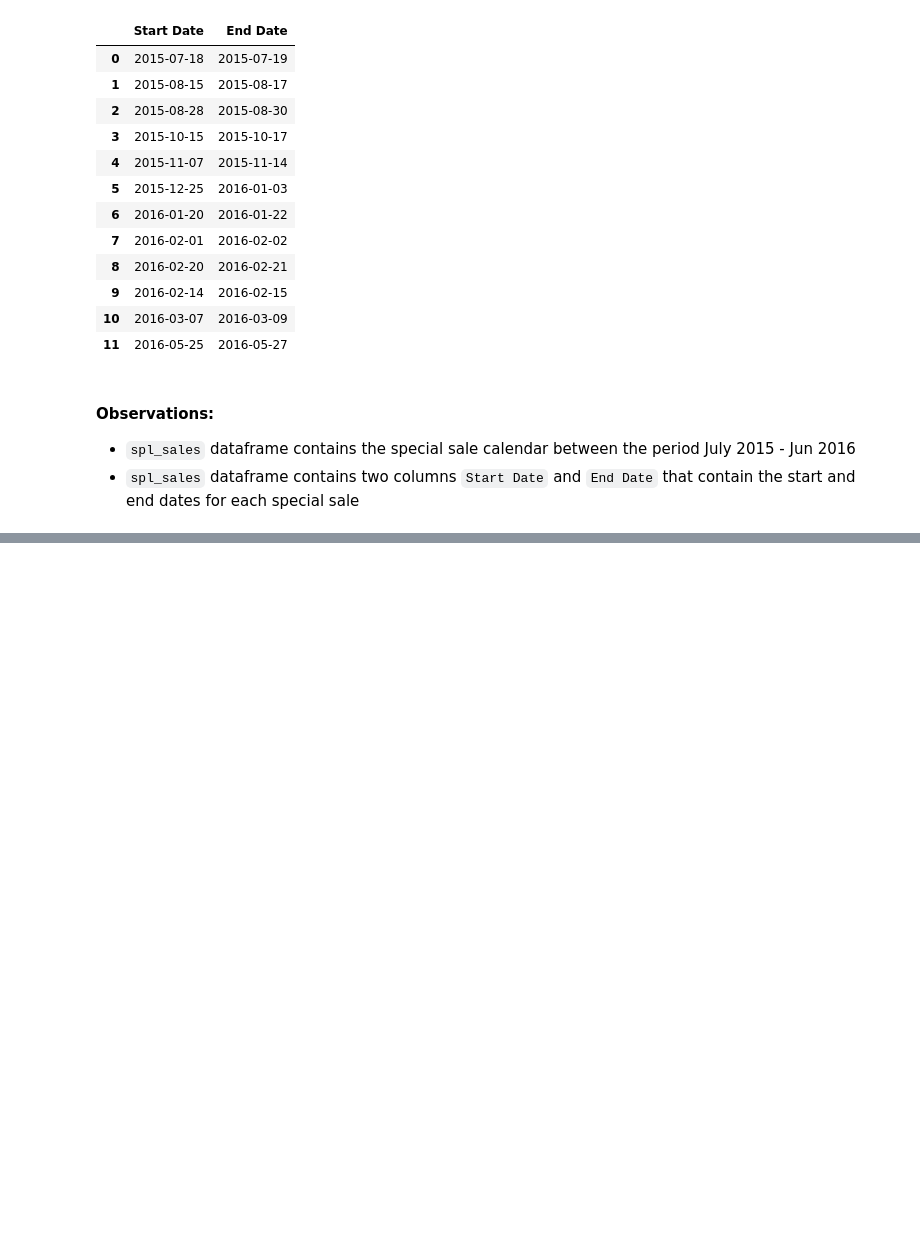
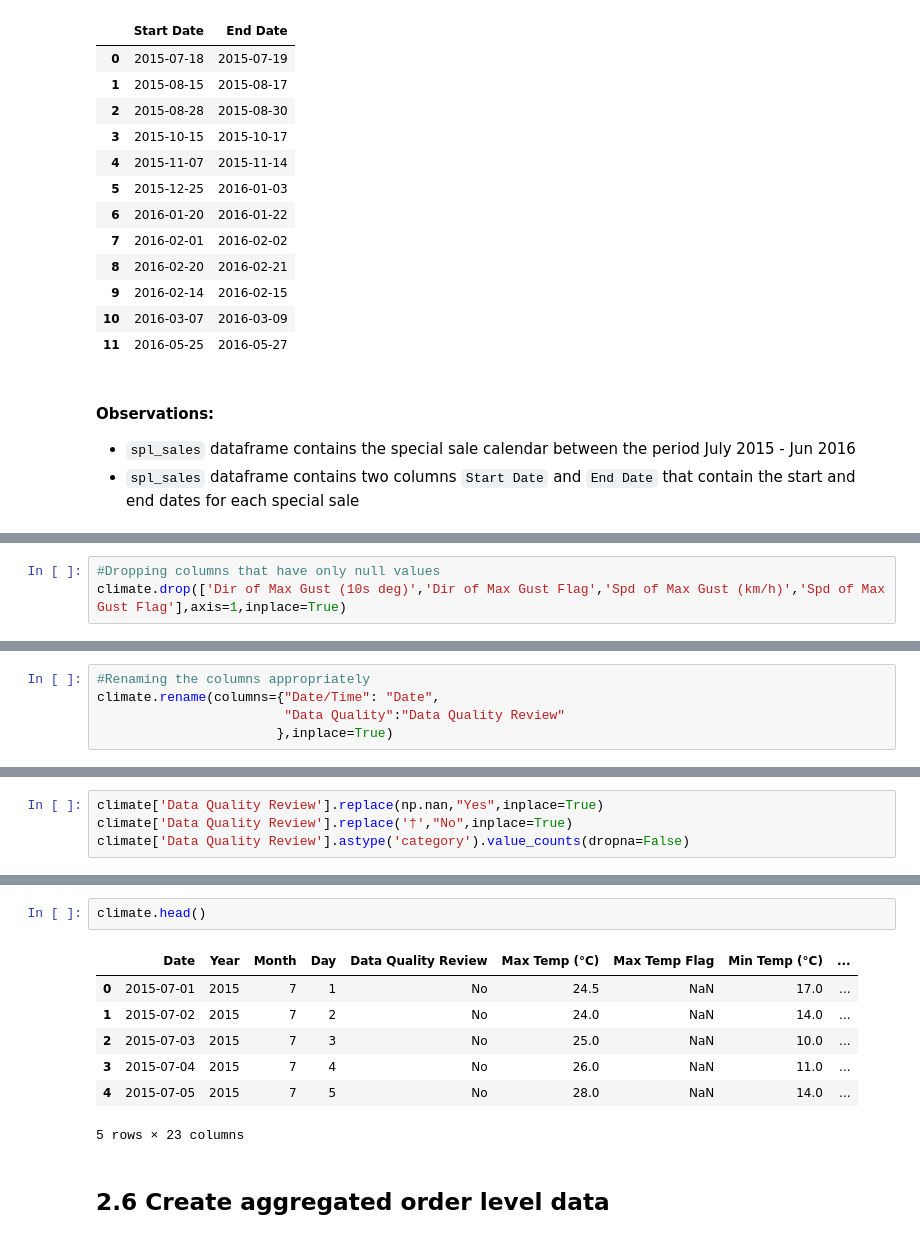
Before and after one commit to Nanditha-G-N/Machine-Learning-Case-Studies, a Jupyter notebook: ecommerce-capstone/ecommerce-assignment-Krishnan.ipynb, the cells around one changed output, grey strips where cells are left out. Drawn from its saved outputs; the diff is of its cells as text; blank space fills up the shorter version.

```diff
--- a/ecommerce-capstone/ecommerce-assignment-Krishnan.ipynb
+++ b/ecommerce-capstone/ecommerce-assignment-Krishnan.ipynb
@@ -313,0 +421,3 @@ spl_sales
+# %%
+#Dropping columns that have only null values
+climate.drop(['Dir of Max Gust (10s deg)','Dir of Max Gust Flag','Spd of Max Gust (km/h)','Spd of Max Gust Flag'],axis=1,inplace=True)
@@ -313,0 +444,5 @@ spl_sales
+# %%
+#Renaming the columns appropriately
+climate.rename(columns={"Date/Time": "Date",
+                        "Data Quality":"Data Quality Review"
+                       },inplace=True)
@@ -313,0 +475,4 @@ spl_sales
+# %%
+climate['Data Quality Review'].replace(np.nan,"Yes",inplace=True)
+climate['Data Quality Review'].replace('†',"No",inplace=True)
+climate['Data Quality Review'].astype('category').value_counts(dropna=False)
@@ -313,0 +759,12 @@ spl_sales
+# %%
+climate.head()
+# %% [output]
+|  | Date | Year | Month | Day | Data Quality Review | Max Temp (°C) | Max Temp Flag | Min Temp (°C) | ... |
+| 0 | 2015-07-01 | 2015 | 7 | 1 | No | 24.5 | NaN | 17.0 | ... |
+| 1 | 2015-07-02 | 2015 | 7 | 2 | No | 24.0 | NaN | 14.0 | ... |
+| 2 | 2015-07-03 | 2015 | 7 | 3 | No | 25.0 | NaN | 10.0 | ... |
+| 3 | 2015-07-04 | 2015 | 7 | 4 | No | 26.0 | NaN | 11.0 | ... |
+| 4 | 2015-07-05 | 2015 | 7 | 5 | No | 28.0 | NaN | 14.0 | ... |
+5 rows × 23 columns
+# %% [markdown]
+## 2.6 Create aggregated order level data
```
Also changed, not shown: parts of 44 cells of this notebook.
